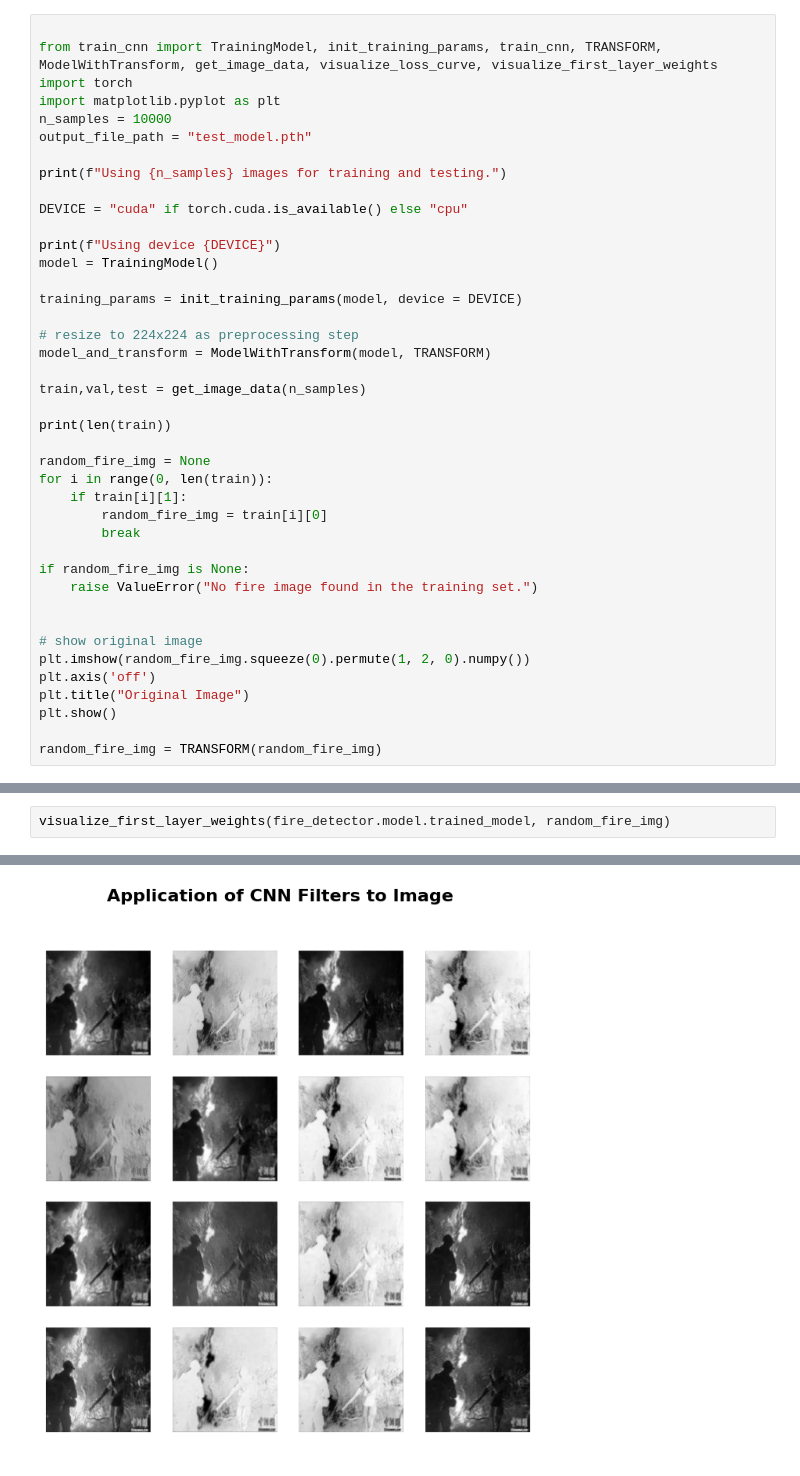
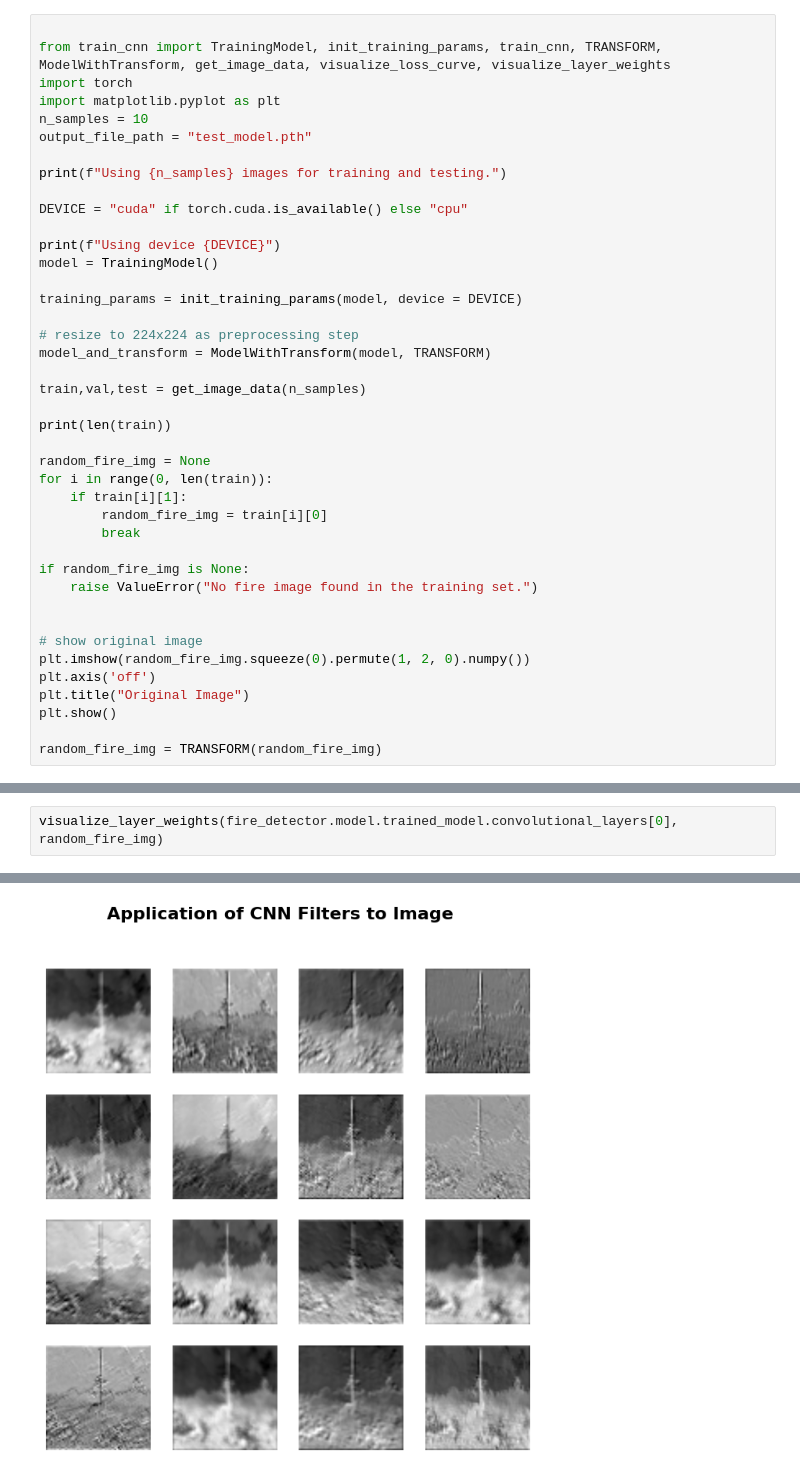
Before and after one commit to 4di03/FireDetection, a Jupyter notebook: train_cnn.ipynb, the cells around one changed output, grey strips where cells are left out. Saved outputs shown, nothing was run; the diff lists cells and outputs as text.

```diff
--- a/train_cnn.ipynb
+++ b/train_cnn.ipynb
@@ -1,9 +1,9 @@
 # %%
 
-from train_cnn import TrainingModel, init_training_params, train_cnn, TRANSFORM, ModelWithTransform, get_image_data, visualize_loss_curve, visualize_first_layer_weights
+from train_cnn import TrainingModel, init_training_params, train_cnn, TRANSFORM, ModelWithTransform, get_image_data, visualize_loss_curve, visualize_layer_weights
 import torch
 import matplotlib.pyplot as plt
-n_samples = 10000
+n_samples = 10
 output_file_path = "test_model.pth"
 
 print(f"Using {n_samples} images for training and testing.")
@@ -77,6 +77,6 @@ visualize_loss_curve(train_loss, val_loss)
 # %%
-visualize_first_layer_weights(fire_detector.model.trained_model, random_fire_img)
+visualize_layer_weights(fire_detector.model.trained_model.convolutional_layers[0], random_fire_img)
 # %% [output]
 Filters shape:  torch.Size([16, 3, 3, 3])
 torch.Size([16, 3, 3, 3])
-[figure, old version]
+[figure, new version]
```
Also changed, not shown: parts of 3 cells of this notebook, 1 other file.
